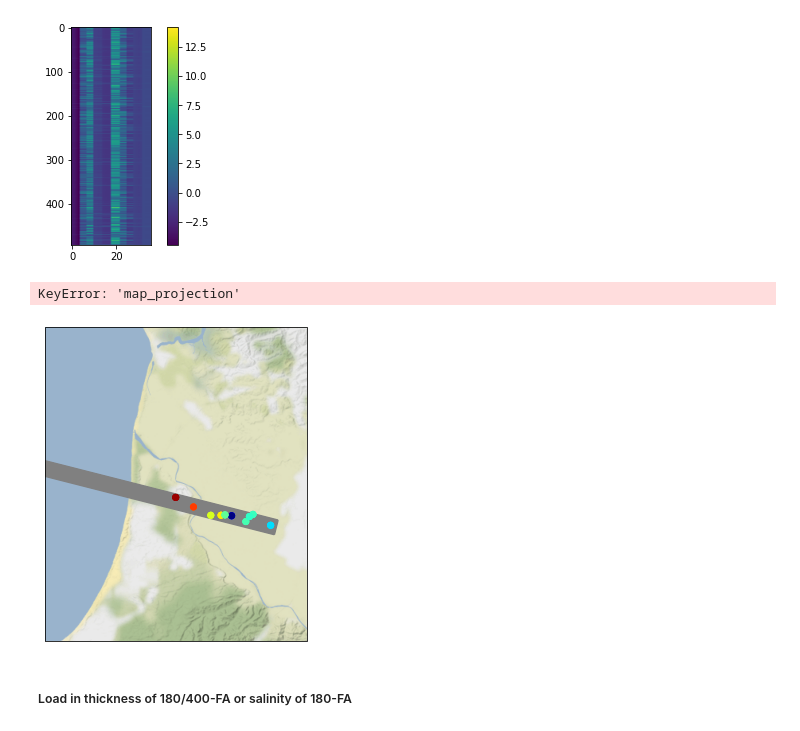
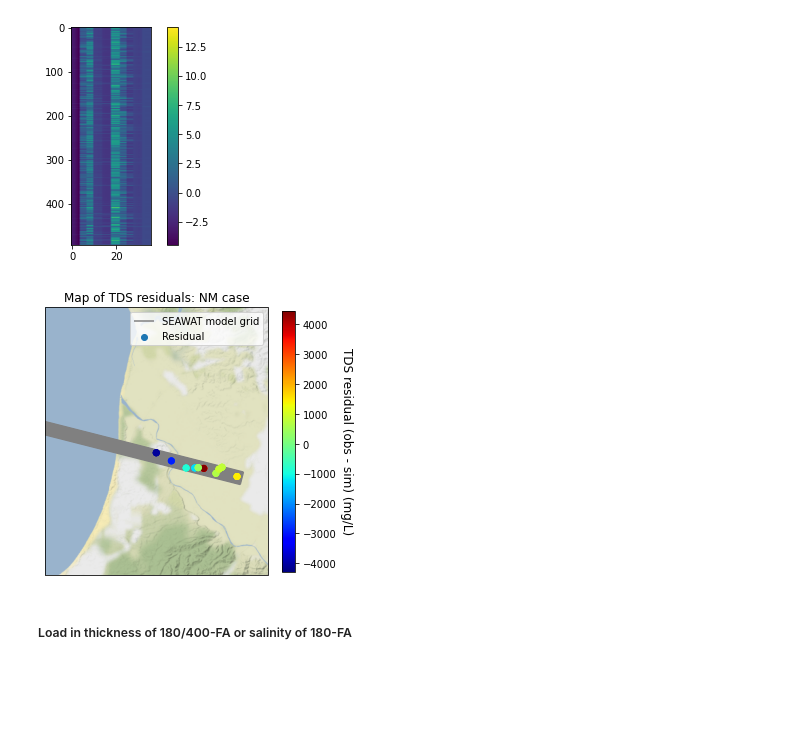
Before and after one commit to igotchalk/SWIlarge, a Jupyter notebook: notebook/postprocess_data.ipynb, the cells around one changed output. Drawn from its saved outputs; the diff is of its cells as text; code cells hidden in the pictures; blank space fills up the shorter version.

```diff
--- a/notebook/postprocess_data.ipynb
+++ b/notebook/postprocess_data.ipynb
@@ -429,36 +474,39 @@ plt.colorbar()
 # %%
 import cartopy
 from matplotlib.transforms import offset_copy
 import cartopy.crs as ccrs
 import cartopy.io.img_tiles as cimgt
 from mpl_toolkits.axes_grid1 import make_axes_locatable
-
+import matplotlib.colorbar
 transform = ccrs.UTM(10)
 
 # Create a Stamen terrain background instance.
 stamen_terrain = cimgt.Stamen('terrain-background')
 
 fig = plt.figure(figsize=(5,8))
 ax = fig.add_subplot(1, 1, 1, projection=stamen_terrain.crs)
 
 ax.add_image(stamen_terrain, 11)
 
 m_empty.modelgrid.plot(ax=ax,transform=transform,label='SEAWAT model grid')
 
 ax.set_extent([600000., 620000.,4052000., 4075962.], crs=transform)
-s = plt.scatter(df_TDS.X_NAD83_UTM10N ,df_TDS.Y_NAD83_UTM10N,c=(d_tds - d_tds_obs).mean(axis=0)*1000,
-            zorder=10,cmap='jet',transform=transform)
-
-divider = make_axes_locatable(ax)
-cax = divider.append_axes("right", size="5%", pad=0.05)
-
-plt.colorbar(s, cax=cax)
-
+s = plt.scatter(df_TDS.X_NAD83_UTM10N ,df_TDS.Y_NAD83_UTM10N,
+                c=(d_tds_obs-d_tds).mean(axis=0)*1000,
+#                 c=df_TDS.perf_start1_elev,
+            zorder=10,cmap='jet',transform=transform,label='Residual')
 plt.legend()
 plt.title('Map of TDS residuals: NM case')
+
+
+cax,kw = matplotlib.colorbar.make_axes(ax,location='right',pad=0.05,shrink=0.6)
+out=fig.colorbar(s,cax=cax,**kw)
+label=out.set_label('TDS residual (obs - sim) (mg/L)',size=12,rotation= -90,verticalalignment='bottom')
+
+
+# plt.savefig(figdir.joinpath('NM_tds_residuals.png'),dpi=300,bbox_inches='tight')
 # %% [output]
-KeyError: 'map_projection'
-[figure, old version]
+[figure, new version]
 # %% [markdown]
 ##### Load in thickness of 180/400-FA or salinity of 180-FA
 # %%
```
Also changed, not shown: parts of 24 cells of this notebook, 4 other files.
